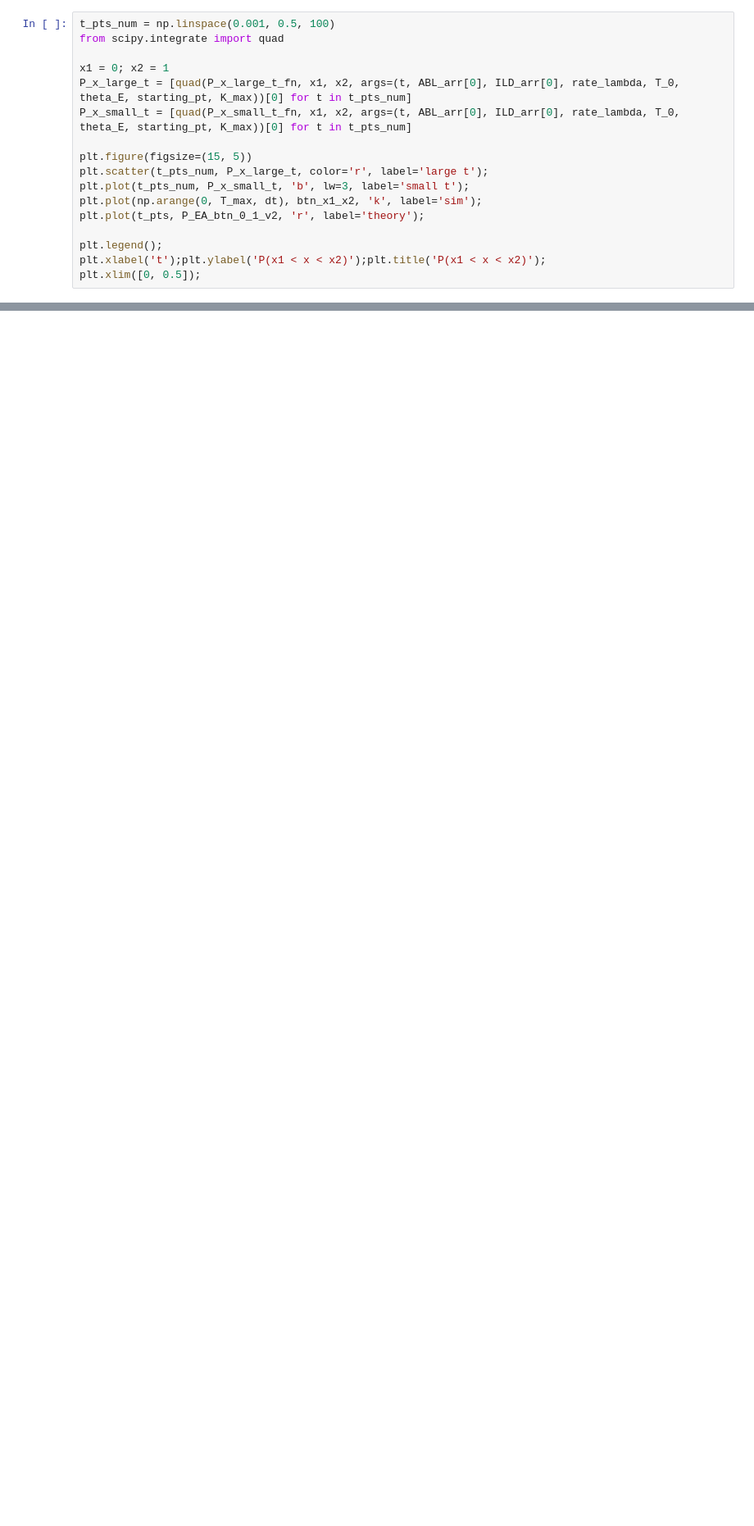
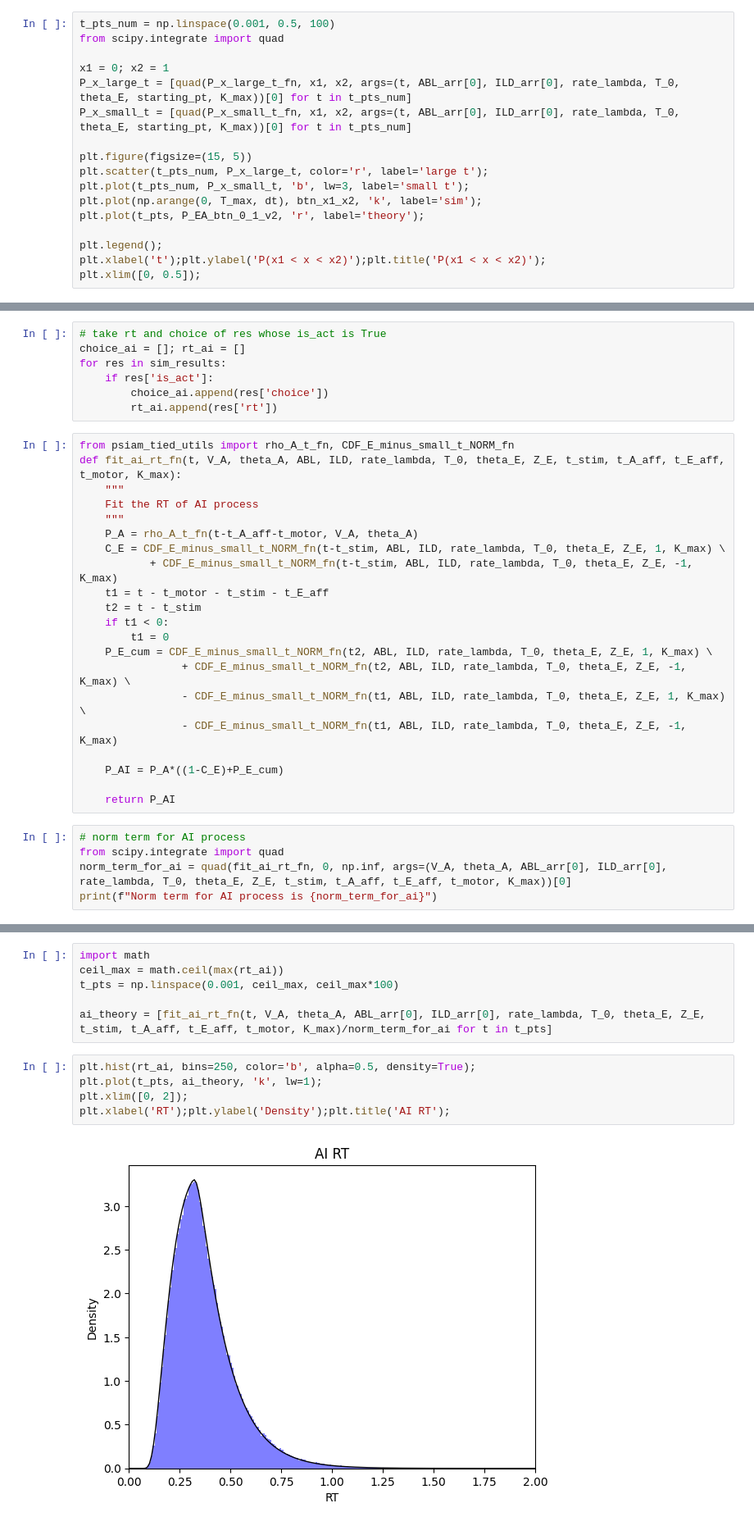
Before and after one commit to rakaar/ddm_codes, a Jupyter notebook: psiam_with_tied/fit_psiam_tied.ipynb, the cells around one changed output, grey strips where cells are left out. Shown at 82% size. Cells and saved outputs as stored; diff of their text form; blank space fills up the shorter version.

Commit message:
PSIAM with TIED fixed

```diff
--- a/psiam_with_tied/fit_psiam_tied.ipynb
+++ b/psiam_with_tied/fit_psiam_tied.ipynb
@@ -339,0 +345,33 @@ plt.xlim([0, 0.5]);
+# %%
+# take rt and choice of res whose is_act is True
+choice_ai = []; rt_ai = []
+for res in sim_results:
+    if res['is_act']:
+        choice_ai.append(res['choice'])
+        rt_ai.append(res['rt'])
+# %%
+from psiam_tied_utils import rho_A_t_fn, CDF_E_minus_small_t_NORM_fn
+def fit_ai_rt_fn(t, V_A, theta_A, ABL, ILD, rate_lambda, T_0, theta_E, Z_E, t_stim, t_A_aff, t_E_aff, t_motor, K_max):
+    """
+    Fit the RT of AI process
+    """
+    P_A = rho_A_t_fn(t-t_A_aff-t_motor, V_A, theta_A)
+    C_E = CDF_E_minus_small_t_NORM_fn(t-t_stim, ABL, ILD, rate_lambda, T_0, theta_E, Z_E, 1, K_max) \
+           + CDF_E_minus_small_t_NORM_fn(t-t_stim, ABL, ILD, rate_lambda, T_0, theta_E, Z_E, -1, K_max)
+    t1 = t - t_motor - t_stim - t_E_aff
+    t2 = t - t_stim
+    if t1 < 0:
+        t1 = 0
+    P_E_cum = CDF_E_minus_small_t_NORM_fn(t2, ABL, ILD, rate_lambda, T_0, theta_E, Z_E, 1, K_max) \
+                + CDF_E_minus_small_t_NORM_fn(t2, ABL, ILD, rate_lambda, T_0, theta_E, Z_E, -1, K_max) \
+                - CDF_E_minus_small_t_NORM_fn(t1, ABL, ILD, rate_lambda, T_0, theta_E, Z_E, 1, K_max) \
+                - CDF_E_minus_small_t_NORM_fn(t1, ABL, ILD, rate_lambda, T_0, theta_E, Z_E, -1, K_max)
+
+    P_AI = P_A*((1-C_E)+P_E_cum)
+
+    return P_AI
+# %%
+# norm term for AI process
+from scipy.integrate import quad
+norm_term_for_ai = quad(fit_ai_rt_fn, 0, np.inf, args=(V_A, theta_A, ABL_arr[0], ILD_arr[0], rate_lambda, T_0, theta_E, Z_E, t_stim, t_A_aff, t_E_aff, t_motor, K_max))[0]
+print(f"Norm term for AI process is {norm_term_for_ai}")
@@ -339,0 +380,13 @@ plt.xlim([0, 0.5]);
+# %%
+import math
+ceil_max = math.ceil(max(rt_ai))
+t_pts = np.linspace(0.001, ceil_max, ceil_max*100)
+
+ai_theory = [fit_ai_rt_fn(t, V_A, theta_A, ABL_arr[0], ILD_arr[0], rate_lambda, T_0, theta_E, Z_E, t_stim, t_A_aff, t_E_aff, t_motor, K_max)/norm_term_for_ai for t in t_pts]
+# %%
+plt.hist(rt_ai, bins=250, color='b', alpha=0.5, density=True);
+plt.plot(t_pts, ai_theory, 'k', lw=1);
+plt.xlim([0, 2]);
+plt.xlabel('RT');plt.ylabel('Density');plt.title('AI RT');
+# %% [output]
+[figure, added]
```
Also changed, not shown: parts of 30 cells of this notebook, 2 other files.
